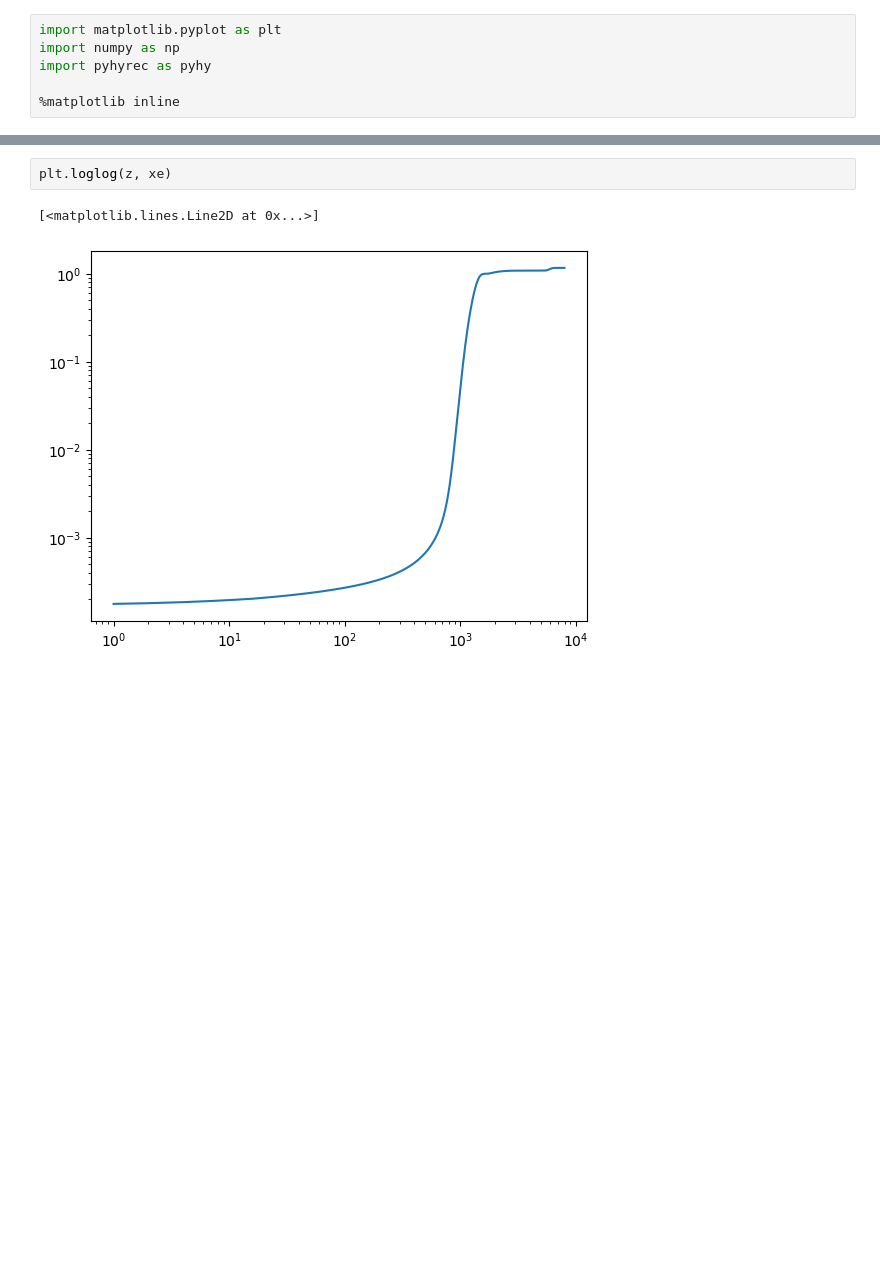
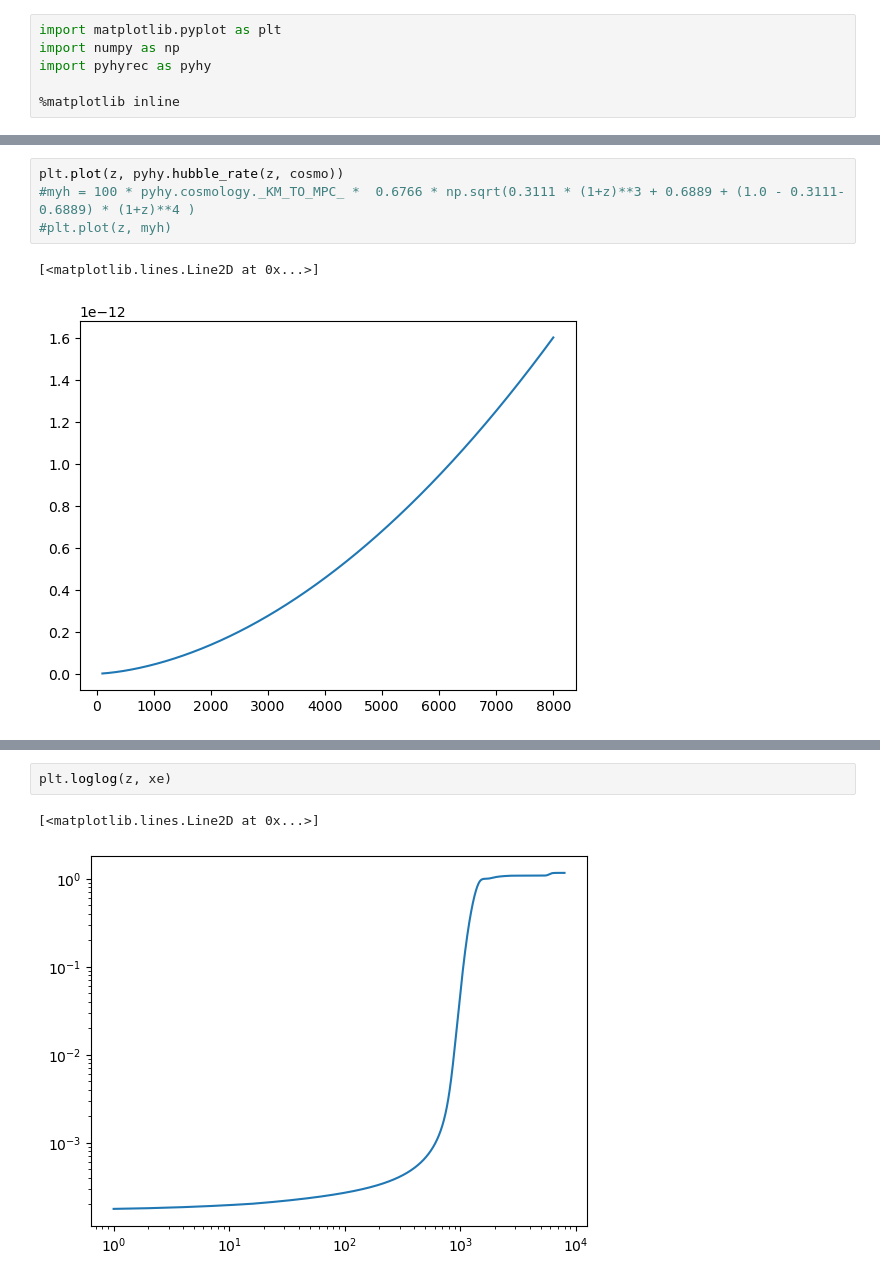
Before and after one commit to gaetanfacchinetti/HYREC-2, a Jupyter notebook: example.ipynb, the cells around one changed output, grey strips where cells are left out. Saved outputs shown, nothing was run; the diff lists cells and outputs as text; blank space fills up the shorter version.

```diff
--- a/example.ipynb
+++ b/example.ipynb
@@ -16,0 +28,7 @@ pyhy.compute_z_rec(cosmo)
+# %%
+plt.plot(z, pyhy.hubble_rate(z, cosmo))
+#myh = 100 * pyhy.cosmology._KM_TO_MPC_ *  0.6766 * np.sqrt(0.3111 * (1+z)**3 + 0.6889 + (1.0 - 0.3111-0.6889) * (1+z)**4 )
+#plt.plot(z, myh)
+# %% [output]
+[<matplotlib.lines.Line2D at 0x...>]
+[figure, added]
```
Also changed, not shown: parts of 23 cells of this notebook, 8 other files.
